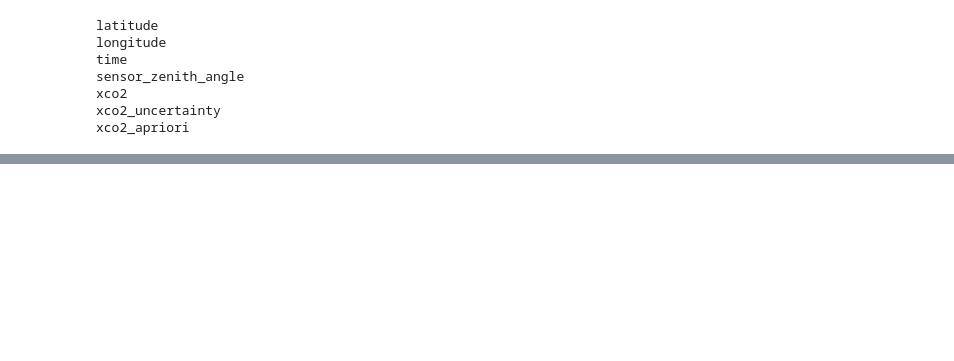
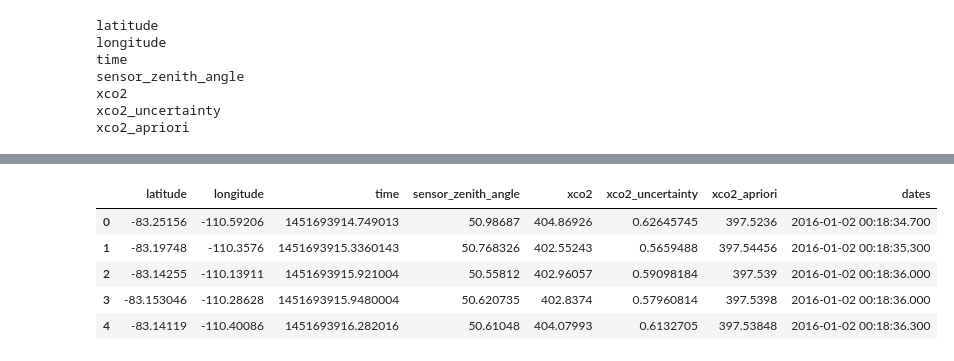
Before and after one commit to harry7337/TRINIT_594092-UQ66S02N_ML, a Jupyter notebook: data_collection.ipynb, the cells around one changed output, grey strips where cells are left out. Drawn from its saved outputs; the diff is of its cells as text; code cells hidden in the pictures; blank space fills up the shorter version.

Commit message:
data collection complete

```diff
--- a/data_collection.ipynb
+++ b/data_collection.ipynb
@@ -47,3 +9,4 @@ FileNotFoundError: [Errno 2] No such file or directory: 'df_oco2.csv'
 # %%
+# new code
 f_gosat = nc.Dataset("gosat/2016/acos_LtCO2_160102_v201201_B7310A_161107211938s.nc4")
-f_oco2 = nc.Dataset("oco2_2016_jan1.nc4")
+f_oco2 = nc.Dataset("data_2016_oco2/oco2_LtCO2_160102_B10206Ar_200730102859s.nc4")
@@ -149,3 +51,10 @@ df_gosat.describe()
+# %%
+dates =[]
+for dt in f_oco2['date']:
+    s = ""
+    for num in dt:
+        s += str(num)+"/"
+    dates.append(s[:-1])
 # %%
 for col in df_oco2.columns:
     print(col)
@@ -189,0 +90,12 @@ combined_data.to_csv("combined_data.csv", index=False)
+# %%
+df_oco2["dates"] = dates
+df_oco2["dates"] = pd.to_datetime(df_oco2["dates"],format='%Y/%m/%d/%H/%M/%S/%f')
+# %%
+df_oco2.head()
+# %% [output]
+|  | latitude | longitude | time | sensor_zenith_angle | xco2 | xco2_uncertainty | xco2_apriori | dates |
+| 0 | -83.25156 | -110.59206 | 1451693914.749013 | 50.98687 | 404.86926 | 0.62645745 | 397.5236 | 2016-01-02 00:18:34.700 |
+| 1 | -83.19748 | -110.3576 | 1451693915.3360143 | 50.768326 | 402.55243 | 0.5659488 | 397.54456 | 2016-01-02 00:18:35.300 |
+| 2 | -83.14255 | -110.13911 | 1451693915.921004 | 50.55812 | 402.96057 | 0.59098184 | 397.539 | 2016-01-02 00:18:36.000 |
+| 3 | -83.153046 | -110.28628 | 1451693915.9480004 | 50.620735 | 402.8374 | 0.57960814 | 397.5398 | 2016-01-02 00:18:36.000 |
+| 4 | -83.14119 | -110.40086 | 1451693916.282016 | 50.61048 | 404.07993 | 0.6132705 | 397.53848 | 2016-01-02 00:18:36.300 |
```
Also changed, not shown: parts of 12 cells of this notebook.
